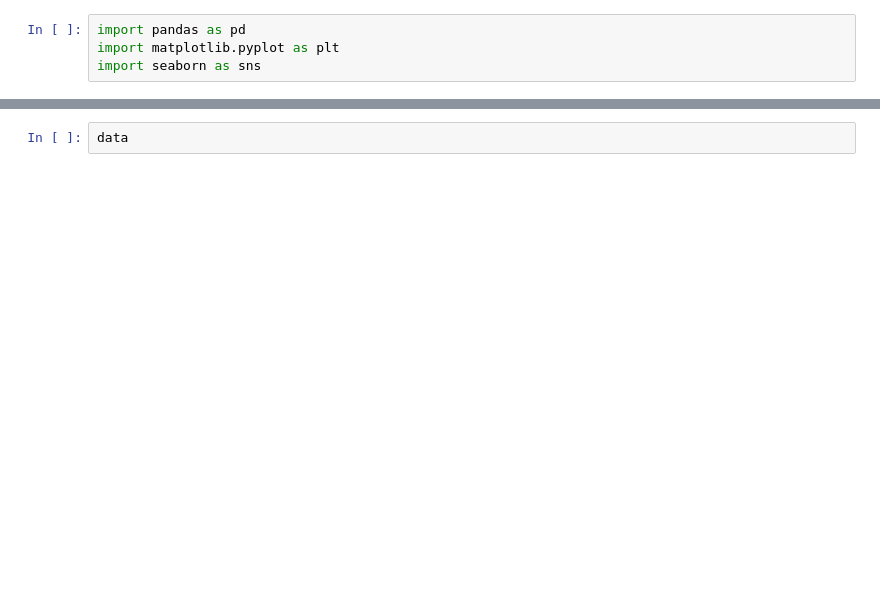
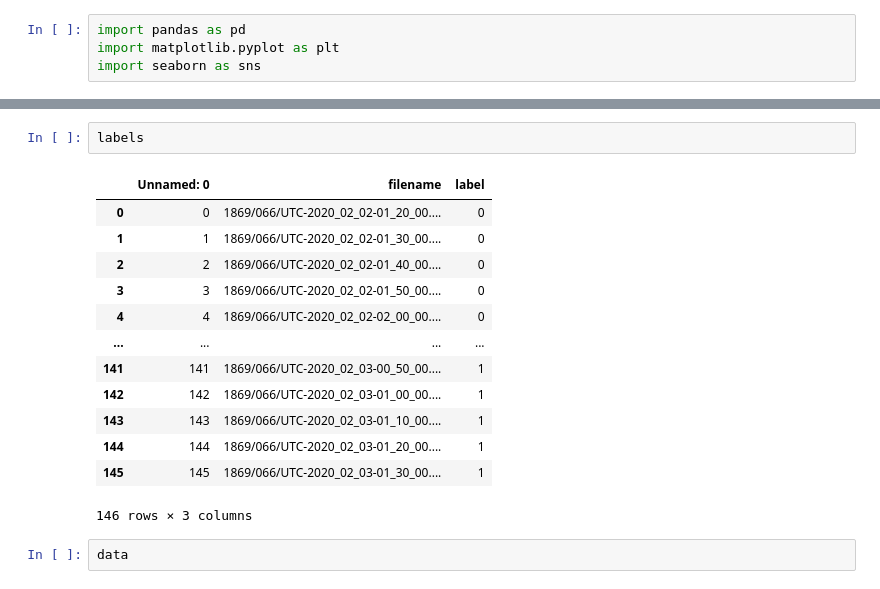
Before and after one commit to jihed-ben-salah/Episafe, a Jupyter notebook: sagemaker-data-visualization.ipynb, the cells around one changed output, grey strips where cells are left out. Cells and saved outputs as stored; diff of their text form; blank space fills up the shorter version.

```diff
--- a/sagemaker-data-visualization.ipynb
+++ b/sagemaker-data-visualization.ipynb
@@ -10,3 +8,19 @@ FileNotFoundError: [Errno 2] No such file or directory: 'D:/Orange/Episafe/label
+# %%
+labels
+# %% [output]
+|  | Unnamed: 0 | filename | label |
+| 0 | 0 | 1869/066/UTC-2020_02_02-01_20_00.... | 0 |
+| 1 | 1 | 1869/066/UTC-2020_02_02-01_30_00.... | 0 |
+| 2 | 2 | 1869/066/UTC-2020_02_02-01_40_00.... | 0 |
+| 3 | 3 | 1869/066/UTC-2020_02_02-01_50_00.... | 0 |
+| 4 | 4 | 1869/066/UTC-2020_02_02-02_00_00.... | 0 |
+| ... | ... | ... | ... |
+| 141 | 141 | 1869/066/UTC-2020_02_03-00_50_00.... | 1 |
+| 142 | 142 | 1869/066/UTC-2020_02_03-01_00_00.... | 1 |
+| 143 | 143 | 1869/066/UTC-2020_02_03-01_10_00.... | 1 |
+| 144 | 144 | 1869/066/UTC-2020_02_03-01_20_00.... | 1 |
+| 145 | 145 | 1869/066/UTC-2020_02_03-01_30_00.... | 1 |
+146 rows × 3 columns
 # %%
 data
 # %% [output]
```
Also changed, not shown: parts of 1 cell of this notebook, 4 other files.
